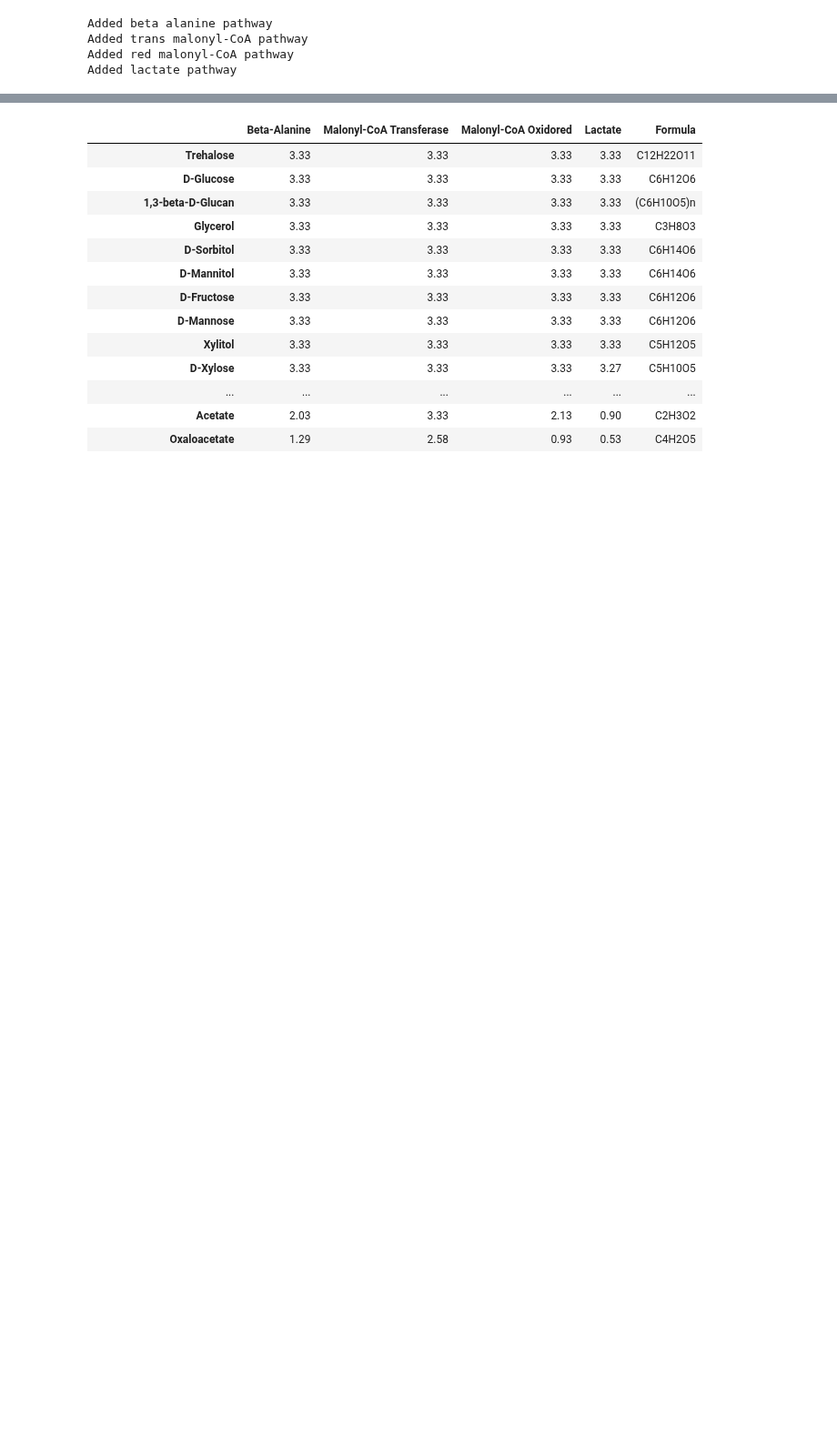
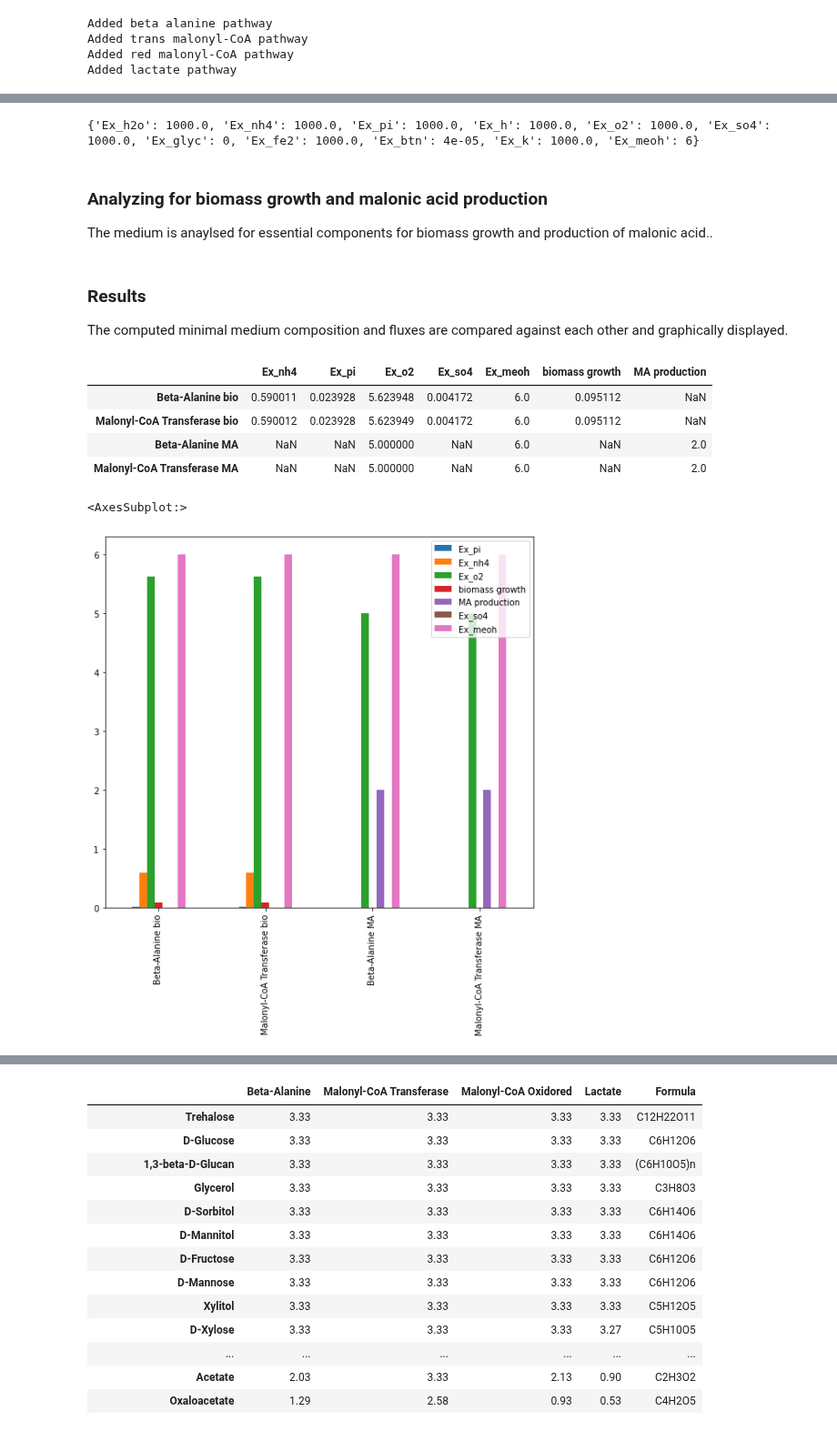
Before and after one commit to 27410/group-assignment-2021-group-8-malonic-acid-in-k-phaffii, a Jupyter notebook: scripts/Substrate_alternatives.ipynb, the cells around one changed output, grey strips where cells are left out. Shown at 91% size. Saved outputs shown, nothing was run; the diff lists cells and outputs as text; code cells hidden in the pictures; blank space fills up the shorter version.

Commit message:
Philipp reduce methanol uptake section

```diff
--- a/scripts/Substrate_alternatives.ipynb
+++ b/scripts/Substrate_alternatives.ipynb
@@ -31,0 +34,53 @@ Added lactate pathway
+# %%
+from cobra.medium import minimal_medium
+# General medium for all models based on the unchanged vanilla model (=same medium as in all derived models)
+medium = model.medium
+medium['Ex_meoh'] = 6  # Realistic methanol uptake rates cf.Tomàs‐Gamisans 2018
+medium['Ex_glyc'] = 0  # shutting down glycerol as a substrate
+print(medium)
+# %% [output]
+{'Ex_h2o': 1000.0, 'Ex_nh4': 1000.0, 'Ex_pi': 1000.0, 'Ex_h': 1000.0, 'Ex_o2': 1000.0, 'Ex_so4': 1000.0, 'Ex_glyc': 0, 'Ex_fe2': 1000.0, 'Ex_btn': 4e-05, 'Ex_k': 1000.0, 'Ex_meoh': 6}
+# %% [markdown]
+### Analyzing for biomass growth and  malonic acid production
+The medium is anaylsed for essential components for biomass growth and production of malonic acid..
+# %%
+# for biomass growth
+df_med_bio = pd.DataFrame()   # creating data frame for better visualization
+
+for pairing in models[:2]:   # only looking at the first two pathways (see pathway_evaluations)
+    pathway_model = pairing[0]
+    with pathway_model:
+        pathway_model.medium = medium  # setting medium for model
+        max_growth = pathway_model.slim_optimize()
+        min_med=minimal_medium(pathway_model, max_growth)  # evaluating the minimal medium to achive the biomass growth in the model
+        min_med['biomass growth'] = max_growth  # saving the growth in the same data series
+        df_med_bio[pairing[1]+' bio'] = min_med   # saving the generated result in the data frame under the pathway name
+# %%
+# for malonic acid production growth
+df_med_mln = pd.DataFrame()
+
+for pairing in models[:2]:  # only looking at the first two pathways (see pathway_evaluations)
+    pathway_model = pairing[0]
+    with pathway_model:
+        pathway_model.medium = medium
+        pathway_model.objective = pathway_model.reactions.get_by_id('Ex_mln')
+        max_production = pathway_model.slim_optimize()
+        min_med = minimal_medium(pathway_model, max_production)
+        min_med['MA production'] = max_production
+        df_med_mln[pairing[1]+' MA'] = min_med
+# %% [markdown]
+### Results
+The computed minimal medium composition and fluxes are compared against each other and graphically displayed.
+# %%
+transpose=pd.concat([df_med_bio.T, df_med_mln.T])  # creating a single df for both evaluations, where the constituents are described through the columns
+display(transpose)
+arguments = list(set(list(df_med_bio.index) + list(df_med_mln.index)))  # creating a list of the displayed pathways to hand it to the figure
+transpose.plot(y= arguments, kind='bar', figsize=(9,8))
+# %% [output]
+|  | Ex_nh4 | Ex_pi | Ex_o2 | Ex_so4 | Ex_meoh | biomass growth | MA production |
+| Beta-Alanine bio | 0.590011 | 0.023928 | 5.623948 | 0.004172 | 6.0 | 0.095112 | NaN |
+| Malonyl-CoA Transferase bio | 0.590012 | 0.023928 | 5.623949 | 0.004172 | 6.0 | 0.095112 | NaN |
+| Beta-Alanine MA | NaN | NaN | 5.000000 | NaN | 6.0 | NaN | 2.0 |
+| Malonyl-CoA Transferase MA | NaN | NaN | 5.000000 | NaN | 6.0 | NaN | 2.0 |
+<AxesSubplot:>
+[figure, added]
```
Also changed, not shown: parts of 24 cells of this notebook, 2 other files.
